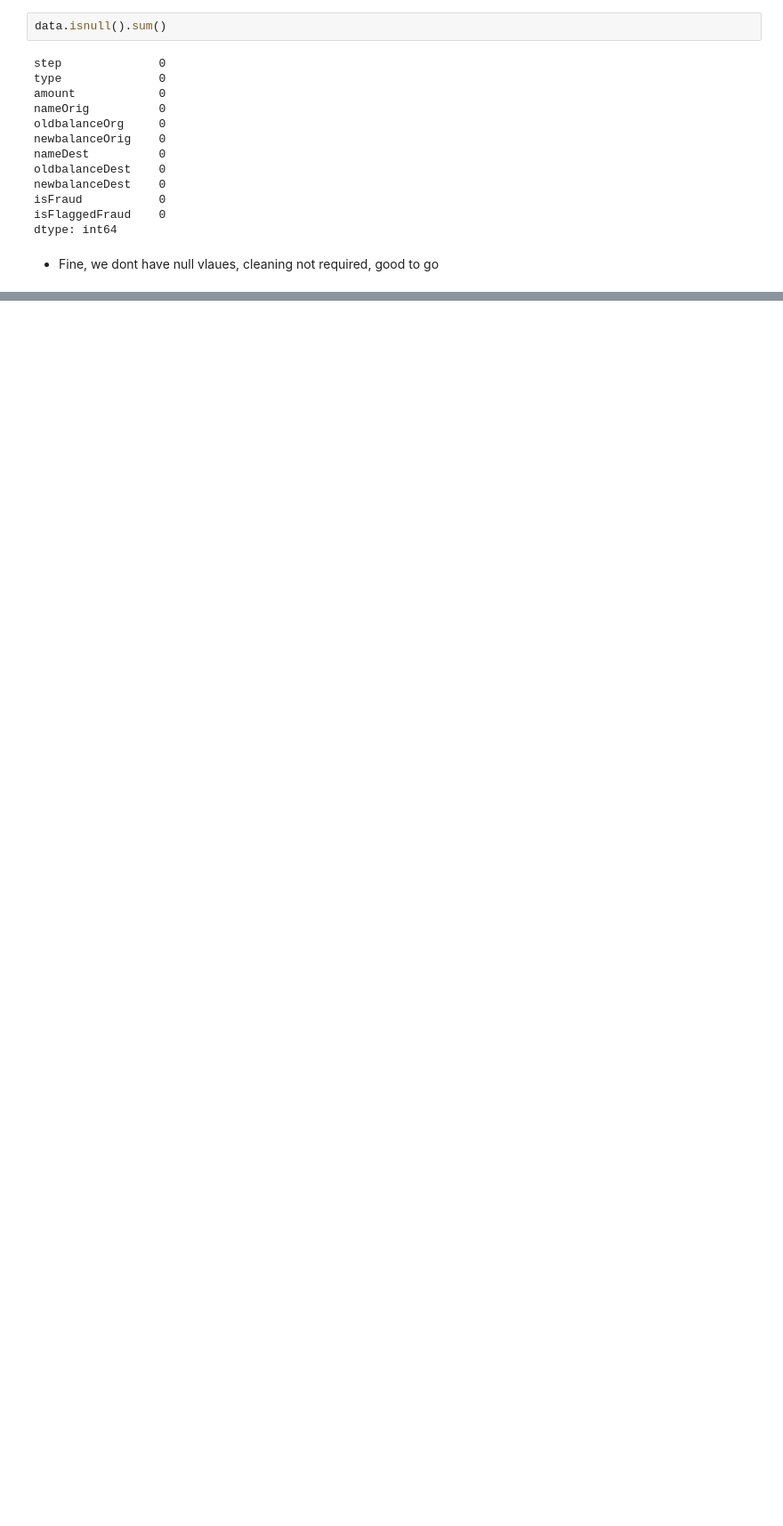
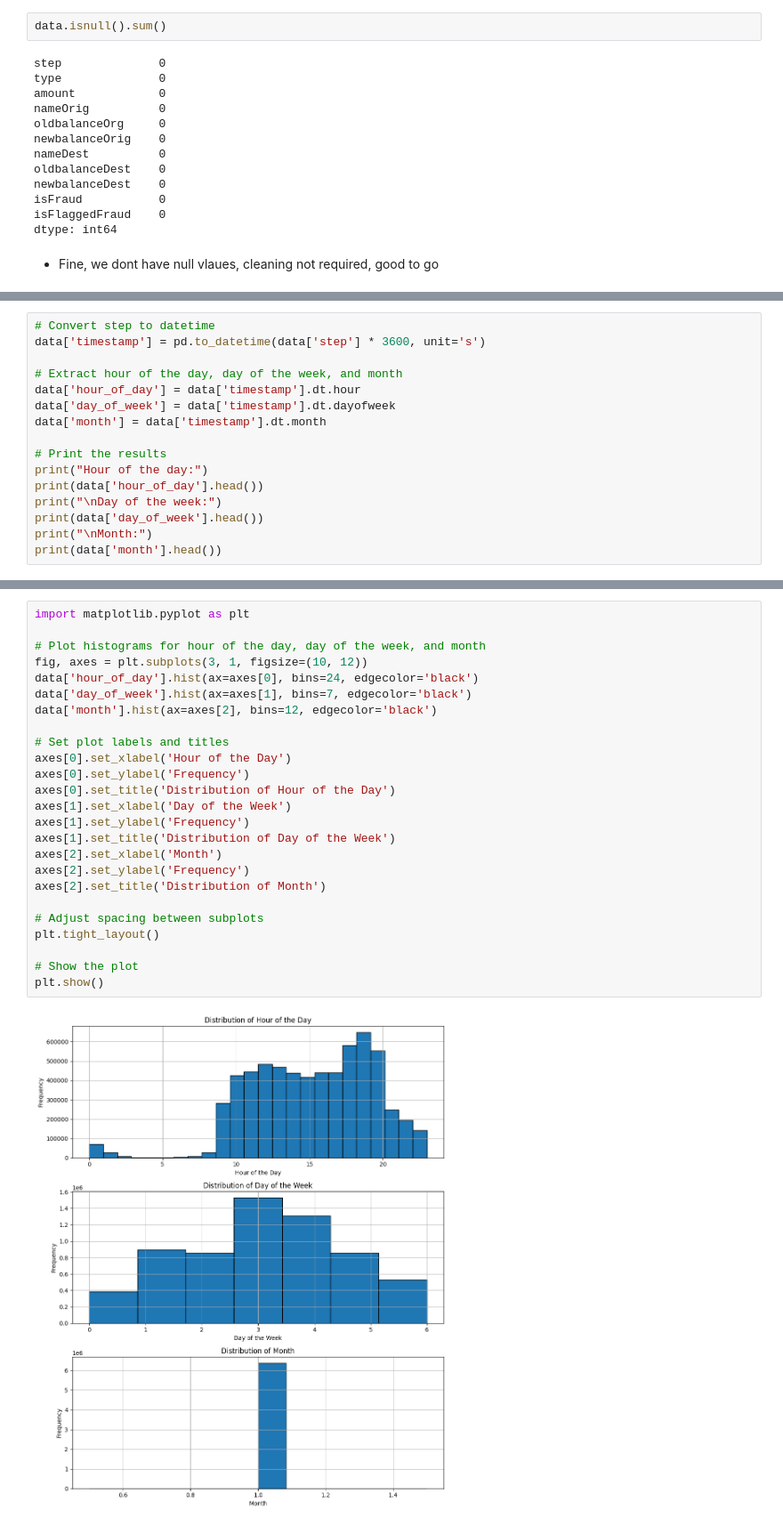
Before and after one commit to Darkandpure/Machine_learning-, a Jupyter notebook: Fraud_dectection.ipynb, the cells around one changed output, grey strips where cells are left out. Shown at 89% size. Drawn from its saved outputs; the diff is of its cells as text; blank space fills up the shorter version.

```diff
--- a/Fraud_dectection.ipynb
+++ b/Fraud_dectection.ipynb
@@ -74,0 +170,16 @@ dtype: int64
+# %%
+# Convert step to datetime
+data['timestamp'] = pd.to_datetime(data['step'] * 3600, unit='s')
+
+# Extract hour of the day, day of the week, and month
+data['hour_of_day'] = data['timestamp'].dt.hour
+data['day_of_week'] = data['timestamp'].dt.dayofweek
+data['month'] = data['timestamp'].dt.month
+
+# Print the results
+print("Hour of the day:")
+print(data['hour_of_day'].head())
+print("\nDay of the week:")
+print(data['day_of_week'].head())
+print("\nMonth:")
+print(data['month'].head())
@@ -74,0 +206,27 @@ dtype: int64
+# %%
+import matplotlib.pyplot as plt
+
+# Plot histograms for hour of the day, day of the week, and month
+fig, axes = plt.subplots(3, 1, figsize=(10, 12))
+data['hour_of_day'].hist(ax=axes[0], bins=24, edgecolor='black')
+data['day_of_week'].hist(ax=axes[1], bins=7, edgecolor='black')
+data['month'].hist(ax=axes[2], bins=12, edgecolor='black')
+
+# Set plot labels and titles
+axes[0].set_xlabel('Hour of the Day')
+axes[0].set_ylabel('Frequency')
+axes[0].set_title('Distribution of Hour of the Day')
+axes[1].set_xlabel('Day of the Week')
+axes[1].set_ylabel('Frequency')
+axes[1].set_title('Distribution of Day of the Week')
+axes[2].set_xlabel('Month')
+axes[2].set_ylabel('Frequency')
+axes[2].set_title('Distribution of Month')
+
+# Adjust spacing between subplots
+plt.tight_layout()
+
+# Show the plot
+plt.show()
+# %% [output]
+[figure, added]
```
Also changed, not shown: parts of 10 cells of this notebook.
